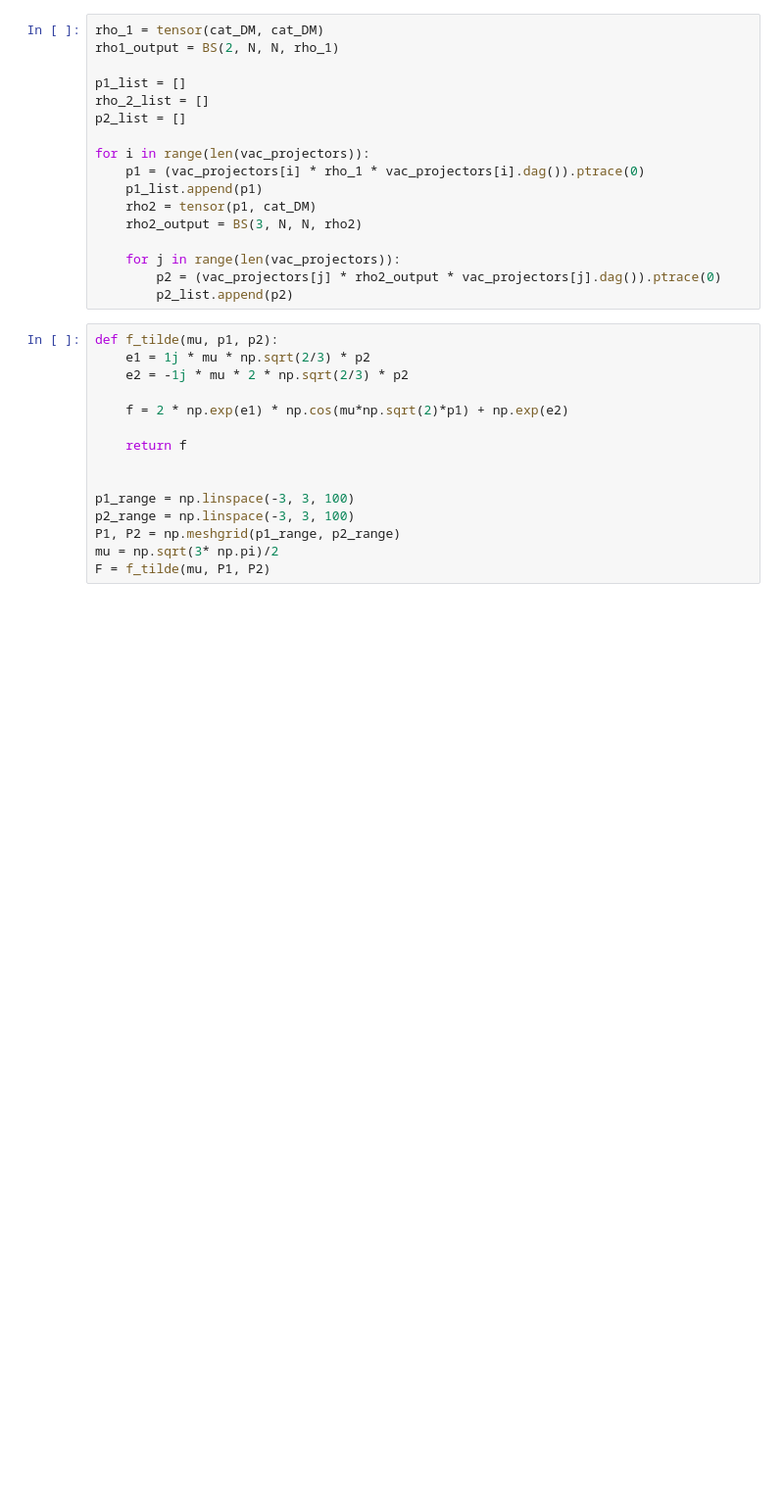
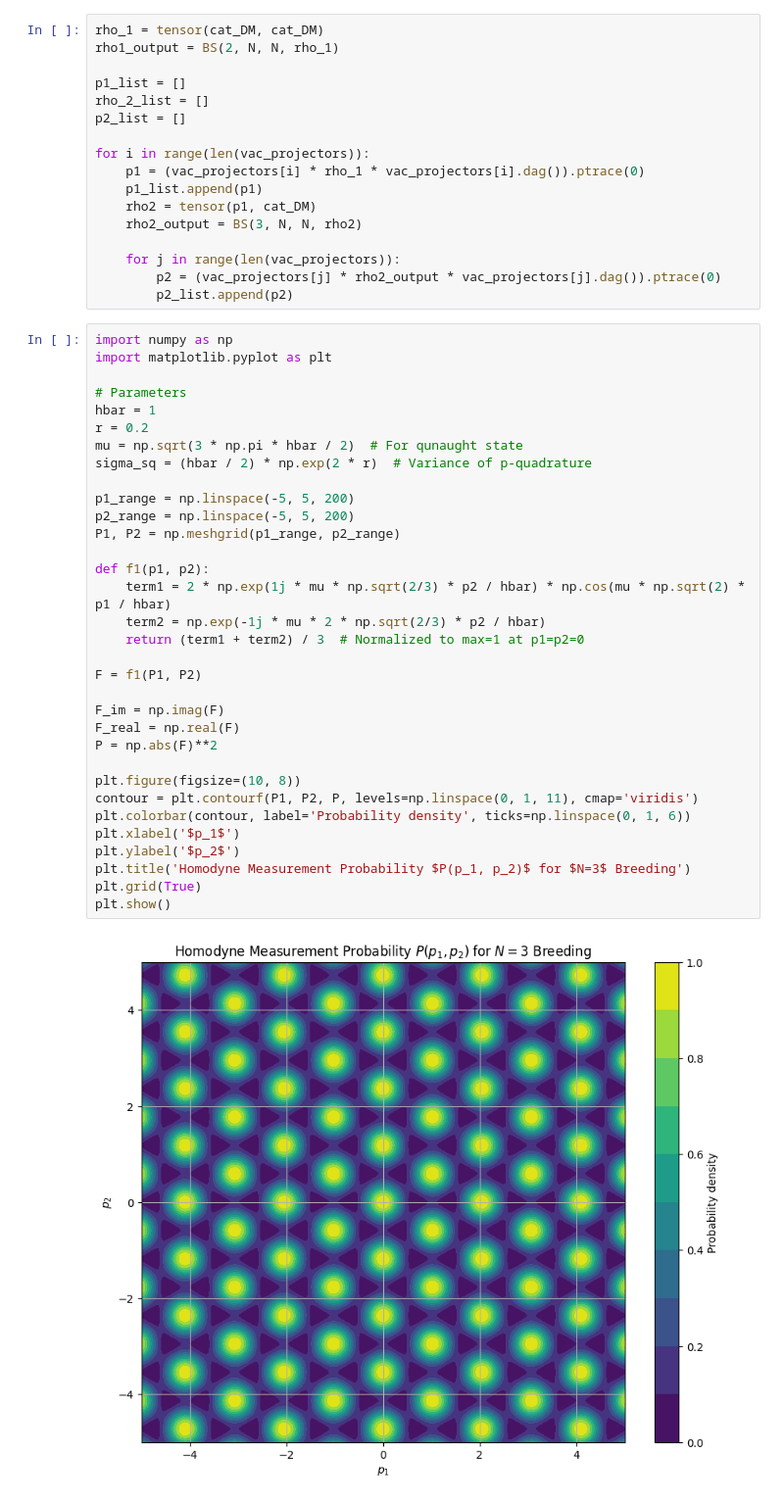
Before and after one commit to lhdarboe/Quantum-Information-Science-Project, a Jupyter notebook: SCS_livia-kopi 2.ipynb, the cells around one changed output. Shown: that part at 98% size. Drawn from its saved outputs; the diff is of its cells as text; blank space fills up the shorter version.

```diff
--- a/SCS_livia-kopi 2.ipynb
+++ b/SCS_livia-kopi 2.ipynb
@@ -278,20 +277,40 @@ for i in range(len(vac_projectors)):
         p2 = (vac_projectors[j] * rho2_output * vac_projectors[j].dag()).ptrace(0)
         p2_list.append(p2)
 # %%
-def f_tilde(mu, p1, p2):
-    e1 = 1j * mu * np.sqrt(2/3) * p2
-    e2 = -1j * mu * 2 * np.sqrt(2/3) * p2
+import numpy as np
+import matplotlib.pyplot as plt
 
-    f = 2 * np.exp(e1) * np.cos(mu*np.sqrt(2)*p1) + np.exp(e2)
+# Parameters
+hbar = 1
+r = 0.2
+mu = np.sqrt(3 * np.pi * hbar / 2)  # For qunaught state
+sigma_sq = (hbar / 2) * np.exp(2 * r)  # Variance of p-quadrature
 
-    return f
+p1_range = np.linspace(-5, 5, 200)
+p2_range = np.linspace(-5, 5, 200)
+P1, P2 = np.meshgrid(p1_range, p2_range)
 
+def f1(p1, p2):
+    term1 = 2 * np.exp(1j * mu * np.sqrt(2/3) * p2 / hbar) * np.cos(mu * np.sqrt(2) * p1 / hbar)
+    term2 = np.exp(-1j * mu * 2 * np.sqrt(2/3) * p2 / hbar)
+    return (term1 + term2) / 3  # Normalized to max=1 at p1=p2=0
 
-p1_range = np.linspace(-3, 3, 100)
-p2_range = np.linspace(-3, 3, 100)
-P1, P2 = np.meshgrid(p1_range, p2_range)
-mu = np.sqrt(3* np.pi)/2
-F = f_tilde(mu, P1, P2)
+F = f1(P1, P2)
+
+F_im = np.imag(F)
+F_real = np.real(F)
+P = np.abs(F)**2
+
+plt.figure(figsize=(10, 8))
+contour = plt.contourf(P1, P2, P, levels=np.linspace(0, 1, 11), cmap='viridis')
+plt.colorbar(contour, label='Probability density', ticks=np.linspace(0, 1, 6))
+plt.xlabel('$p_1$')
+plt.ylabel('$p_2$')
+plt.title('Homodyne Measurement Probability $P(p_1, p_2)$ for $N=3$ Breeding')
+plt.grid(True)
+plt.show()
+# %% [output]
+[figure, added]
 # %%
 plt.contour(P1, P2, F, levels=1000, cmap='RdBu')
 plt.colorbar()
```
Also changed, not shown: parts of 5 cells of this notebook.
